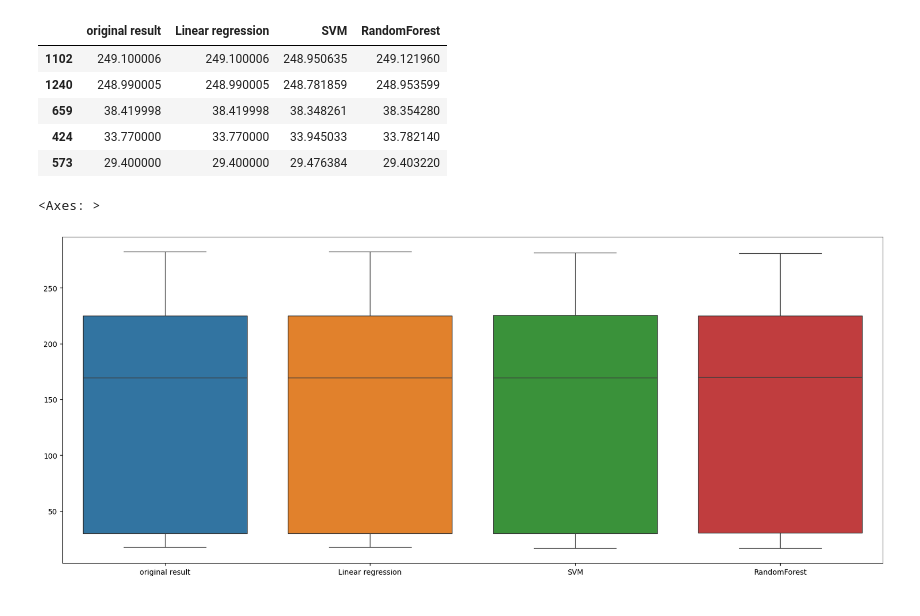
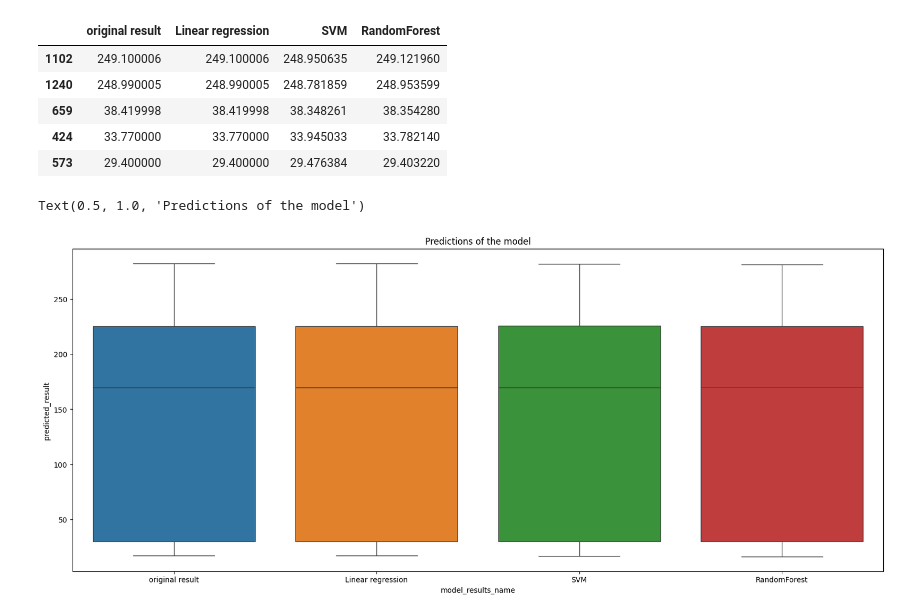
Before and after one commit to Pratyusha-Mukherjee/FSP-MachineLearning, a Jupyter notebook: day6/tesla_stock_price/tesla_stock_price_prediction.ipynb, the cells around one changed output. Cells and saved outputs as stored; diff of their text form; code cells hidden in the pictures.

```diff
--- a/day6/tesla_stock_price/tesla_stock_price_prediction.ipynb
+++ b/day6/tesla_stock_price/tesla_stock_price_prediction.ipynb
@@ -204,7 +204,9 @@ model_results.head()
 # %%
 plt.figure(figsize=(20,8))
 sns.boxplot(model_results)
-plt.
+plt.xlabel("model_results_name")
+plt.ylabel("predicted_result")
+plt.title("Predictions of the model")
 # %% [output]
-<Axes: >
+Text(0.5, 1.0, 'Predictions of the model')
-[figure, old version]
+[figure, new version]
```
